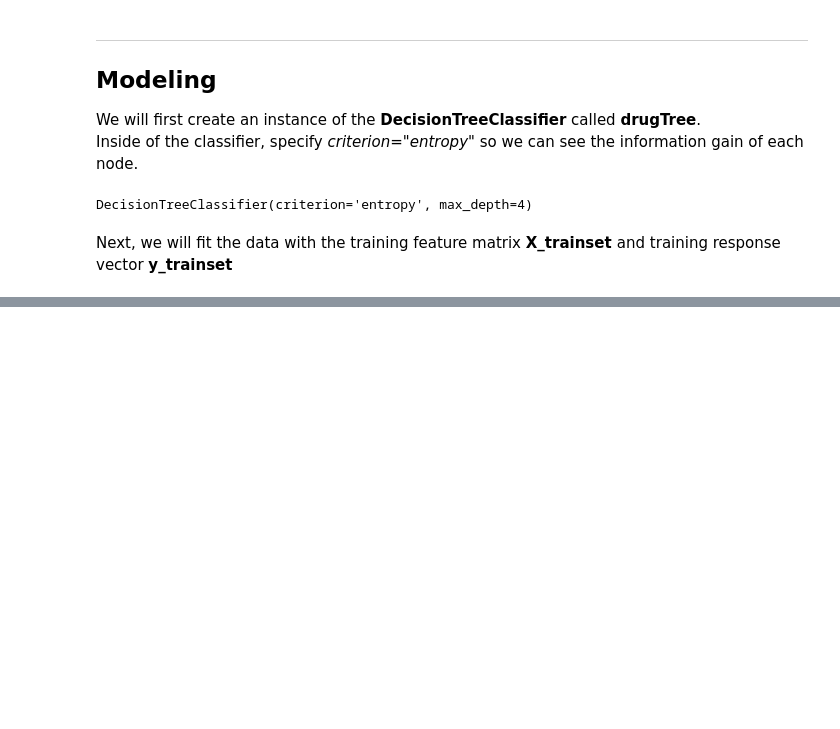
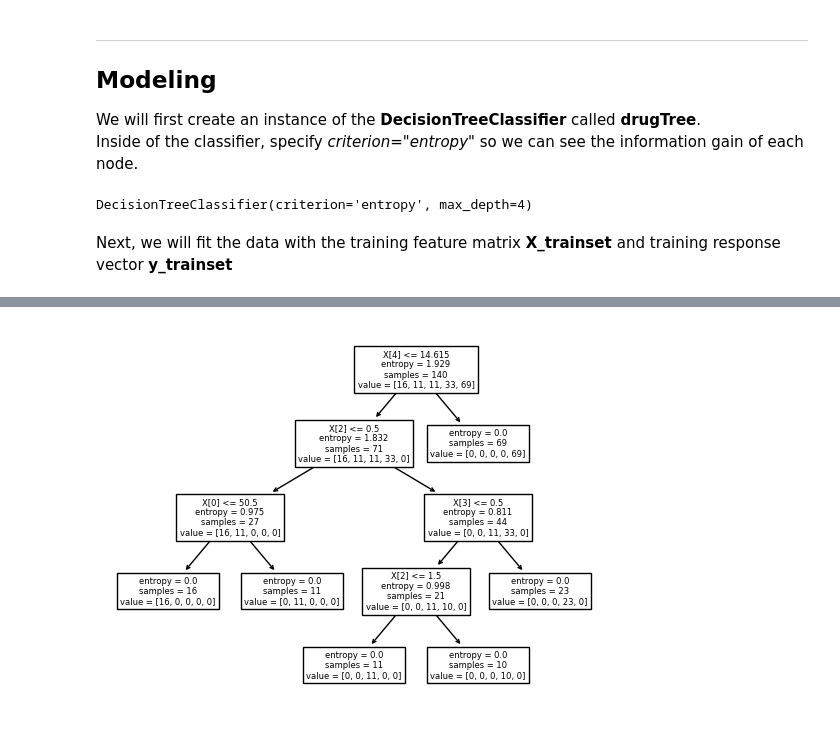
Before and after one commit to searchupunk/IBM---Machine-Learning-with-Python, a Jupyter notebook: Decision_Trees.ipynb, the cells around one changed output, grey strips where cells are left out. Drawn from its saved outputs; the diff is of its cells as text; code cells hidden in the pictures; blank space fills up the shorter version.

Commit message:
Decisio_Trees1.0.1

```diff
--- a/Decision_Trees.ipynb
+++ b/Decision_Trees.ipynb
@@ -150,3 +150,5 @@ drugTree # it shows the default parameters
 DecisionTreeClassifier(criterion='entropy', max_depth=4)
 # %% [markdown]
 Next, we will fit the data with the training feature matrix <b> X_trainset </b> and training  response vector <b> y_trainset </b>
+# %%
+drugTree.fit(X_trainset,y_trainset)
@@ -152,0 +206,5 @@ Next, we will fit the data with the training feature matrix <b> X_trainset </b>
+# %%
+tree.plot_tree(drugTree)
+plt.show()
+# %% [output]
+[figure, added]
```
Also changed, not shown: parts of 8 cells of this notebook.
